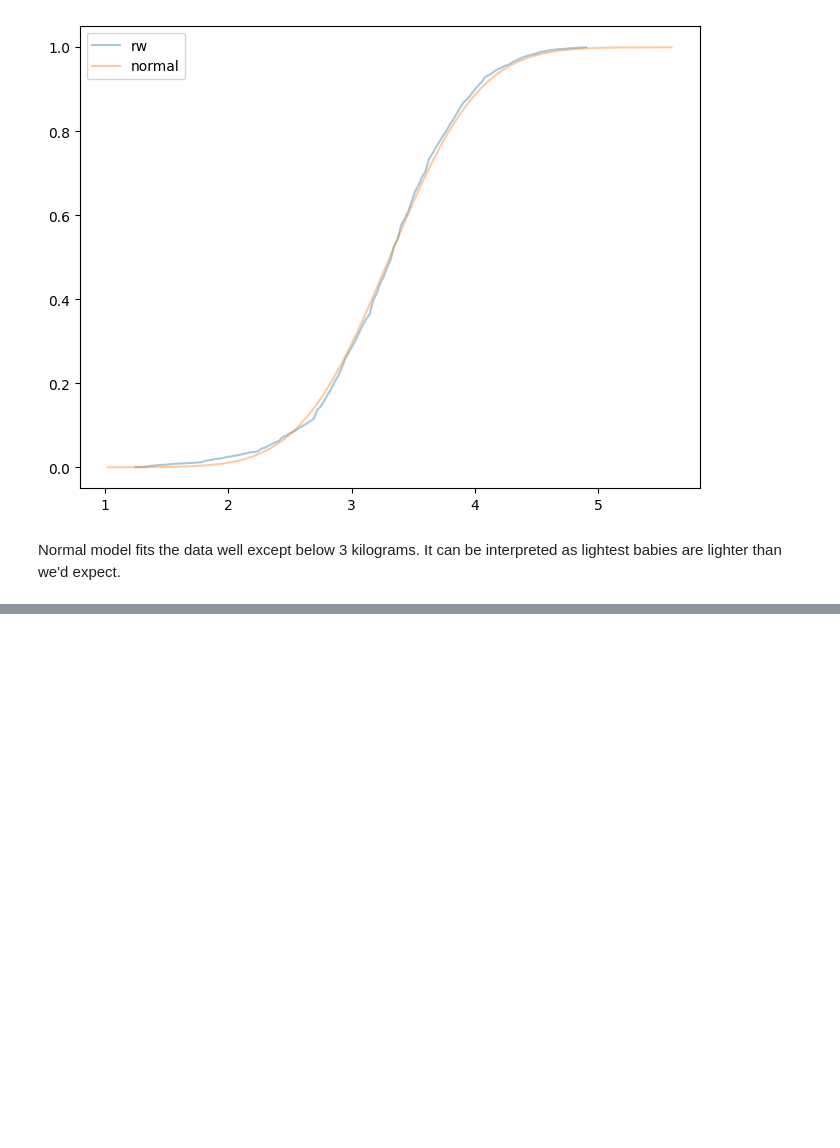
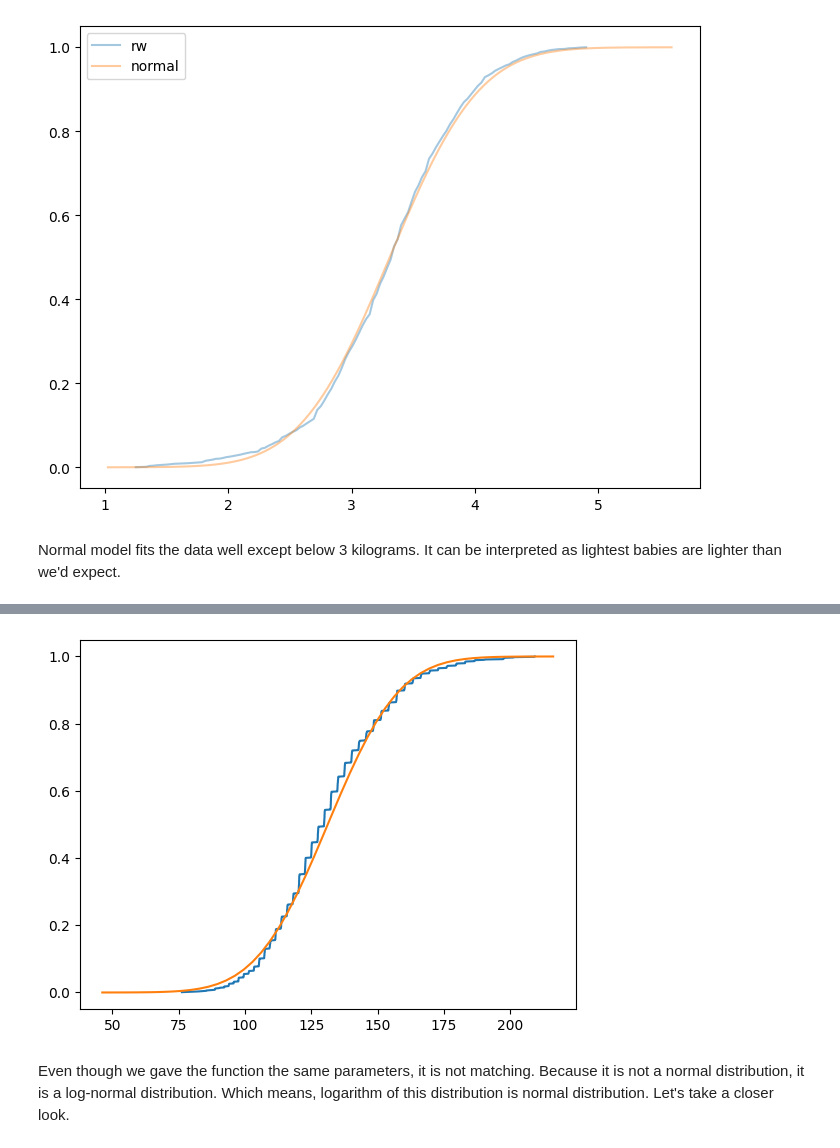
Before and after one commit to dybdeskarphet/statistics, a Jupyter notebook: notes/think_stats/05_modeling_distributions.ipynb, the cells around one changed output, grey strips where cells are left out. Saved outputs shown, nothing was run; the diff lists cells and outputs as text; code cells hidden in the pictures; blank space fills up the shorter version.

```diff
--- a/notes/think_stats/05_modeling_distributions.ipynb
+++ b/notes/think_stats/05_modeling_distributions.ipynb
@@ -689,0 +820,3 @@ Normal model fits the data well except below 3 kilograms. It can be interpreted
+# %%
+x_ticks = np.linspace(low, high, sim_cdf_size)
+print(x_ticks)
@@ -689,0 +835,4 @@ Normal model fits the data well except below 3 kilograms. It can be interpreted
+# %%
+norm_dist = norm.cdf(x_ticks, loc=mean, scale=std)
+norm_dist_cdf = pd.Series(norm_dist, index=x_ticks)
+norm_dist_cdf
@@ -689,0 +857,9 @@ Normal model fits the data well except below 3 kilograms. It can be interpreted
+# %%
+fig, ax = plt.subplots()
+ax.plot(sim_weights_cdf.index, sim_weights_cdf)
+ax.plot(norm_dist_cdf.index, norm_dist_cdf)
+plt.show()
+# %% [output]
+[figure, added]
+# %% [markdown]
+Even though we gave the function the same parameters, it is not matching. Because it is not a normal distribution, it is a log-normal distribution. Which means, logarithm of this distribution is normal distribution. Let's take a closer look.
```
Also changed, not shown: parts of 55 cells of this notebook, 1 other file.
